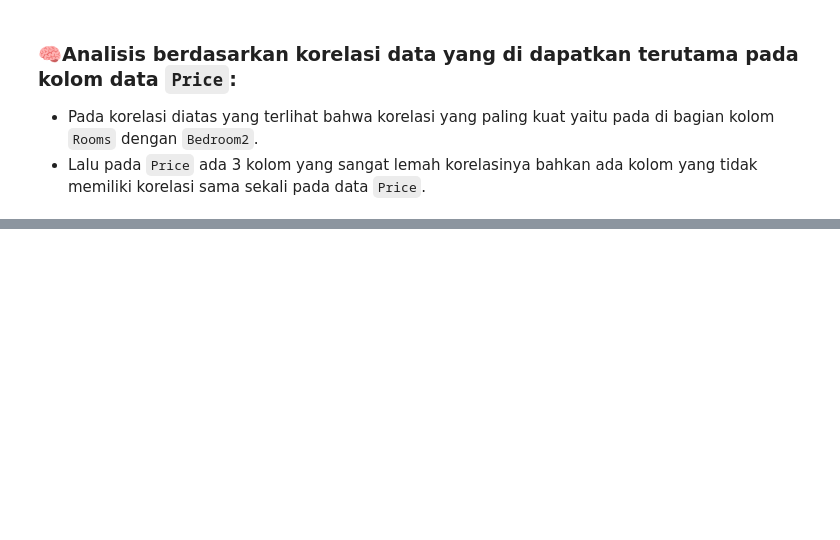
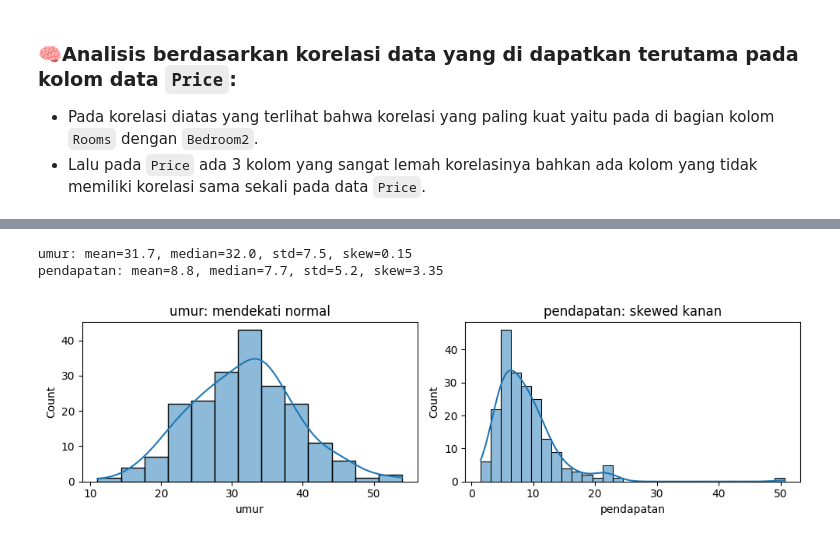
Before and after one commit to fauzan18296/Challenge-Visualisasi-And-StorytellingData, a Jupyter notebook: challenge.ipynb, the cells around one changed output, grey strips where cells are left out. Cells and saved outputs as stored; diff of their text form; code cells hidden in the pictures; blank space fills up the shorter version.

Commit message:
add: Analysis Univariate, Bivariate, Multivariate

```diff
--- a/challenge.ipynb
+++ b/challenge.ipynb
@@ -238,0 +245,14 @@ plt.show()
+# %%
+np.random.seed(42)
+n = 200
+df_sampel_univariate = pd.DataFrame(
+    {
+        "umur": np.random.normal(32, 8, n).round(0),
+        "pendapatan": np.random.lognormal(2, 0.5, n).round(1),  # skewed kanan
+        "kota": np.random.choice(
+            ["Jakarta", "Bandung", "Surabaya", "Medan"], n, p=[0.5, 0.2, 0.2, 0.1]
+        ),
+        "pendidikan": np.random.choice(["SMA", "S1", "S2"], n, p=[0.3, 0.55, 0.15]),
+    }
+)
+df_sampel_univariate.head()
@@ -238,0 +273,21 @@ plt.show()
+# %%
+df_univariate = df_sampel_univariate.copy()
+for col in ["umur", "pendapatan"]:
+    s = df_univariate[col]
+    print(
+        f"{col}: mean={s.mean():.1f}, median={s.median():.1f}, "
+        f"std={s.std():.1f}, skew={s.skew():.2f}"
+    )
+# %% [output]
+umur: mean=31.7, median=32.0, std=7.5, skew=0.15
+pendapatan: mean=8.8, median=7.7, std=5.2, skew=3.35
+# %%
+fig, axes = plt.subplots(1, 2, figsize=(10, 3))
+sns.histplot(df_univariate["umur"], kde=True, ax=axes[0])
+axes[0].set_title("umur: mendekati normal")
+sns.histplot(df_univariate["pendapatan"], kde=True, ax=axes[1])
+axes[1].set_title("pendapatan: skewed kanan")
+plt.tight_layout()
+plt.show()
+# %% [output]
+[figure, added]
```
Also changed, not shown: parts of 24 cells of this notebook, 2 other files.
